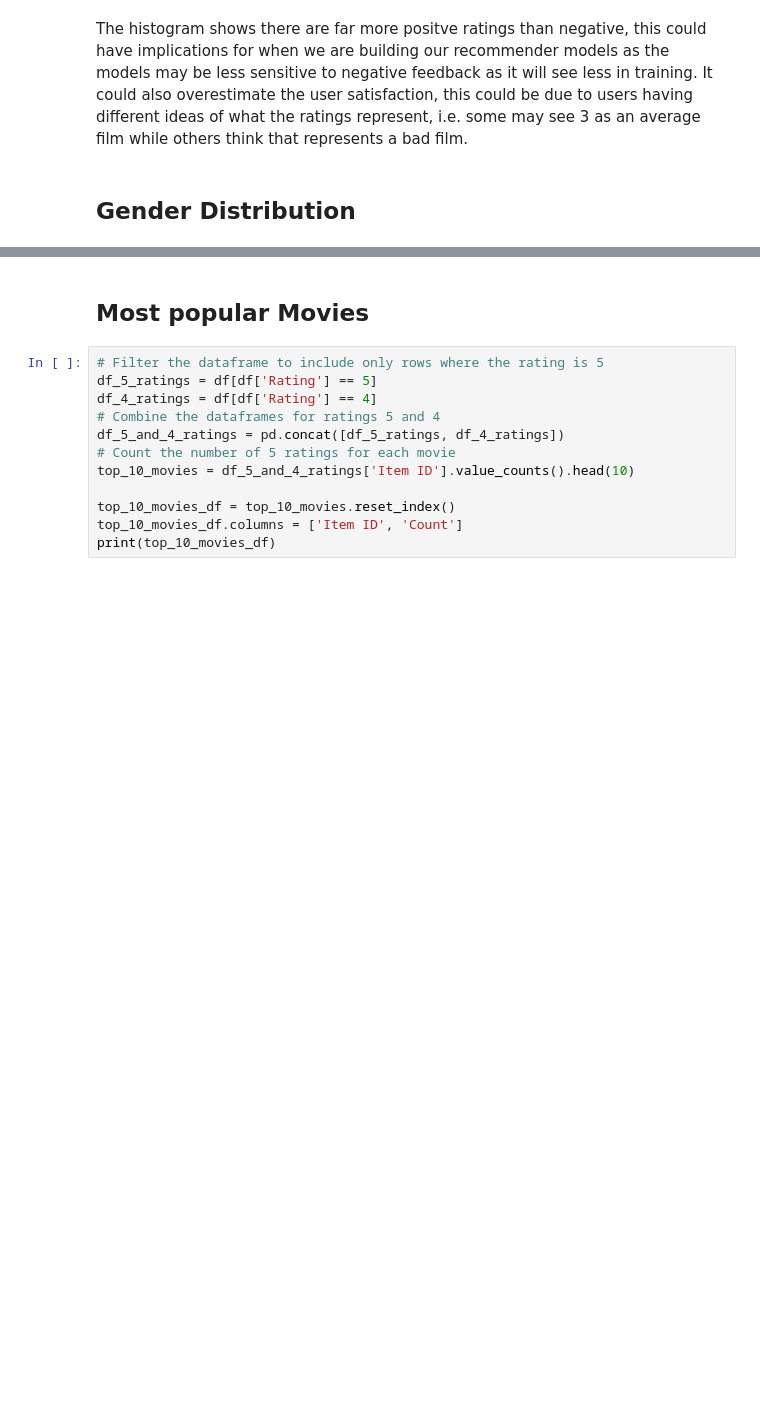
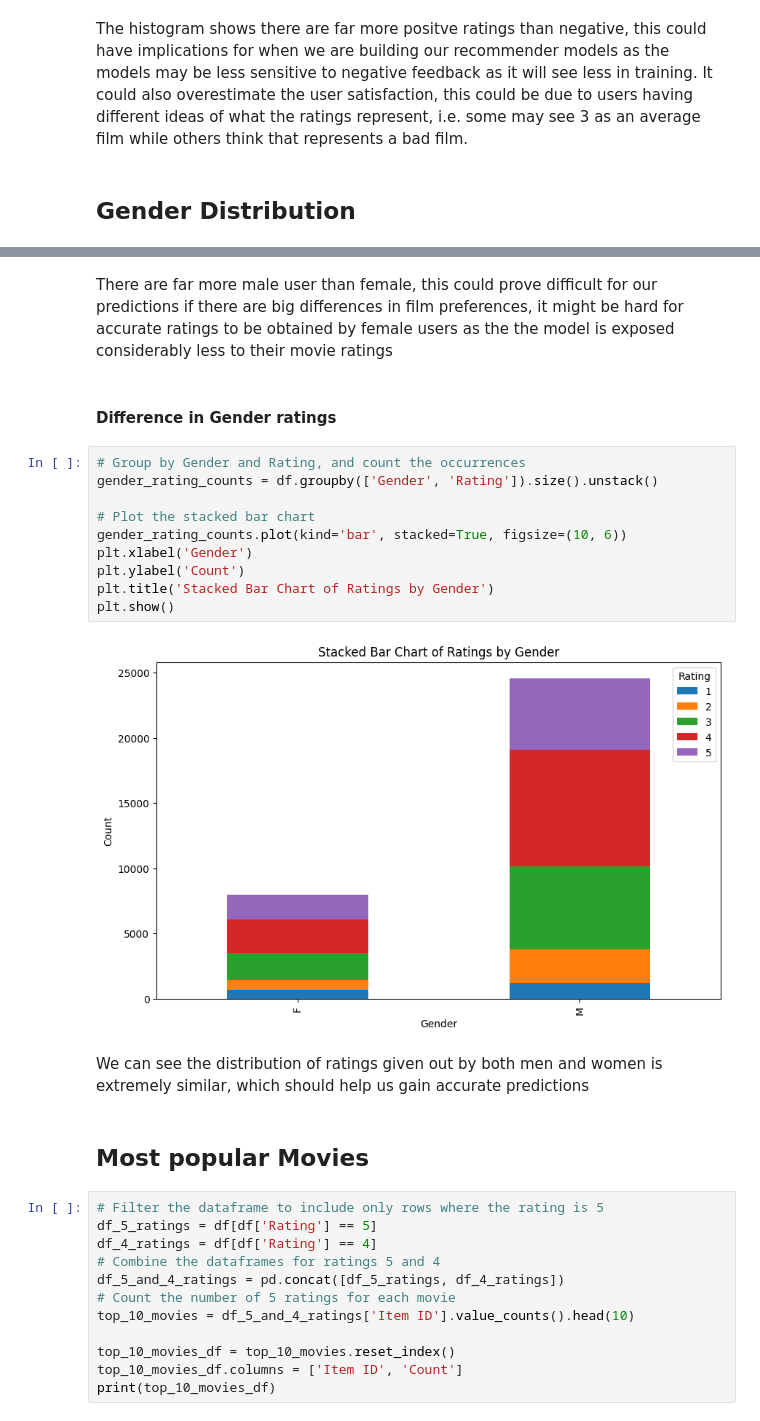
Before and after one commit to ASarriJackson/Group-Assignment-2, a Jupyter notebook: Alex SJ/EDA.ipynb, the cells around one changed output, grey strips where cells are left out. Drawn from its saved outputs; the diff is of its cells as text; blank space fills up the shorter version.

```diff
--- a/Alex SJ/EDA.ipynb
+++ b/Alex SJ/EDA.ipynb
@@ -92,3 +89,21 @@ plt.show()
+# %% [markdown]
+There are far more male user than female, this could prove difficult for our predictions if there are big differences in film preferences, it might be hard for accurate ratings to be obtained by female users as the the model is exposed considerably less to their movie ratings
+# %% [markdown]
+#### Difference in Gender ratings
+# %%
+# Group by Gender and Rating, and count the occurrences
+gender_rating_counts = df.groupby(['Gender', 'Rating']).size().unstack()
+
+# Plot the stacked bar chart
+gender_rating_counts.plot(kind='bar', stacked=True, figsize=(10, 6))
+plt.xlabel('Gender')
+plt.ylabel('Count')
+plt.title('Stacked Bar Chart of Ratings by Gender')
+plt.show()
+# %% [output]
+[figure, added]
+# %% [markdown]
+We can see the distribution of ratings given out by both men and women is extremely similar, which should help us gain accurate predictions
 # %% [markdown]
 ## Most popular Movies
 # %%
```
Also changed, not shown: parts of 4 cells of this notebook.
